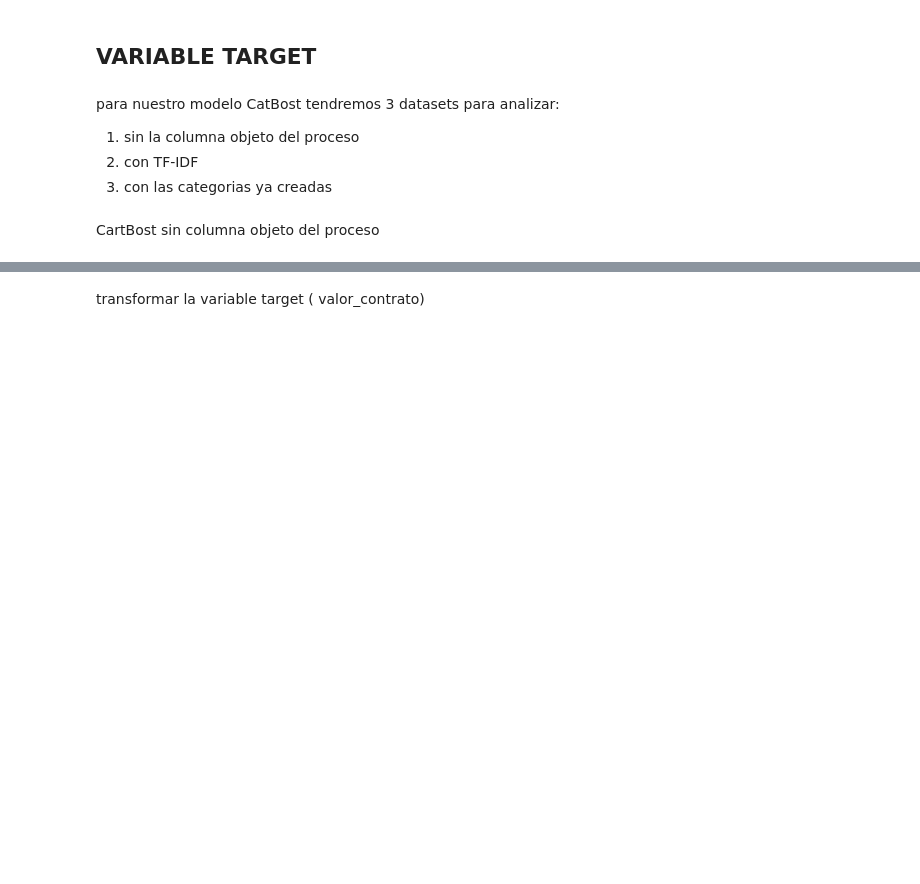
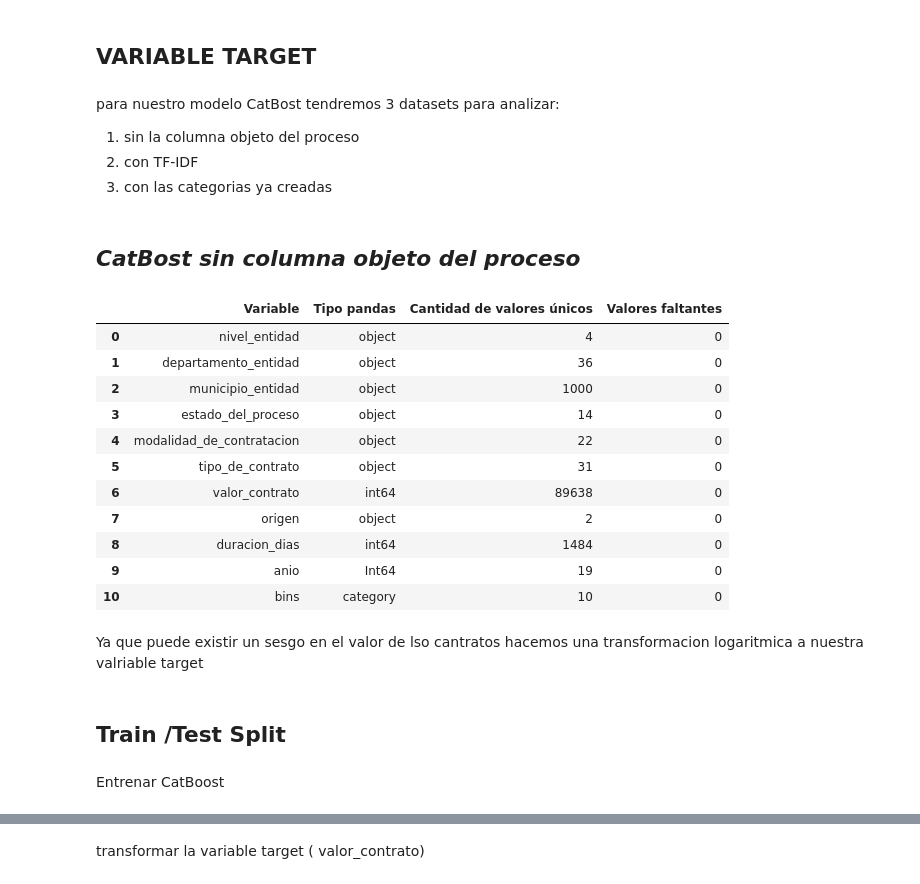
Before and after one commit to aemedina24/proyecto-final, a Jupyter notebook: Proyecyto-final.ipynb, the cells around one changed output, grey strips where cells are left out. Drawn from its saved outputs; the diff is of its cells as text; code cells hidden in the pictures; blank space fills up the shorter version.

```diff
--- a/Proyecyto-final.ipynb
+++ b/Proyecyto-final.ipynb
@@ -526,4 +526,4 @@ para nuestro modelo CatBost tendremos 3 datasets para analizar:
 2) con TF-IDF
 3) con las categorias ya creadas
 # %% [markdown]
-CartBost sin columna objeto del proceso
+## *CatBost sin columna objeto del proceso*
@@ -531,0 +530,19 @@ df_Catbost_1 = df_modelado[]
+# %%
+df_mod_CatBost_1= df_modelado.loc[:, df_modelado.columns != "objeto_del_proceso"]
+# %%
+generar_diccionario(df_mod_CatBost_1)
+# %% [output]
+|  | Variable | Tipo pandas | Cantidad de valores únicos | Valores faltantes |
+| 0 | nivel_entidad | object | 4 | 0 |
+| 1 | departamento_entidad | object | 36 | 0 |
+| 2 | municipio_entidad | object | 1000 | 0 |
+| 3 | estado_del_proceso | object | 14 | 0 |
+| 4 | modalidad_de_contratacion | object | 22 | 0 |
+| 5 | tipo_de_contrato | object | 31 | 0 |
+| 6 | valor_contrato | int64 | 89638 | 0 |
+| 7 | origen | object | 2 | 0 |
+| 8 | duracion_dias | int64 | 1484 | 0 |
+| 9 | anio | Int64 | 19 | 0 |
+| 10 | bins | category | 10 | 0 |
+# %% [markdown]
+Ya que puede existir un sesgo en el valor de lso cantratos hacemos una transformacion logaritmica a nuestra valriable target
@@ -531,0 +562,2 @@ df_Catbost_1 = df_modelado[]
+# %% [markdown]
+## **Train /Test Split**
@@ -531,0 +570,2 @@ df_Catbost_1 = df_modelado[]
+# %% [markdown]
+Entrenar CatBoost
```
Also changed, not shown: parts of 13 cells of this notebook.
